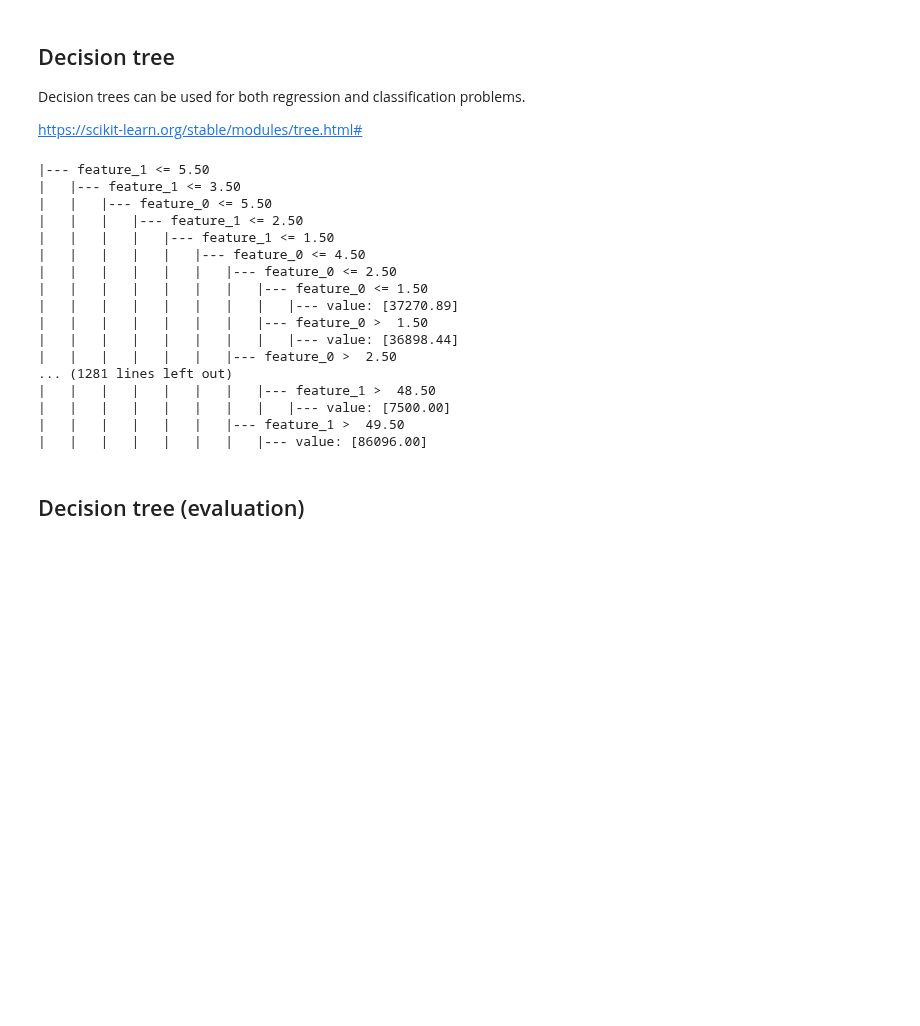
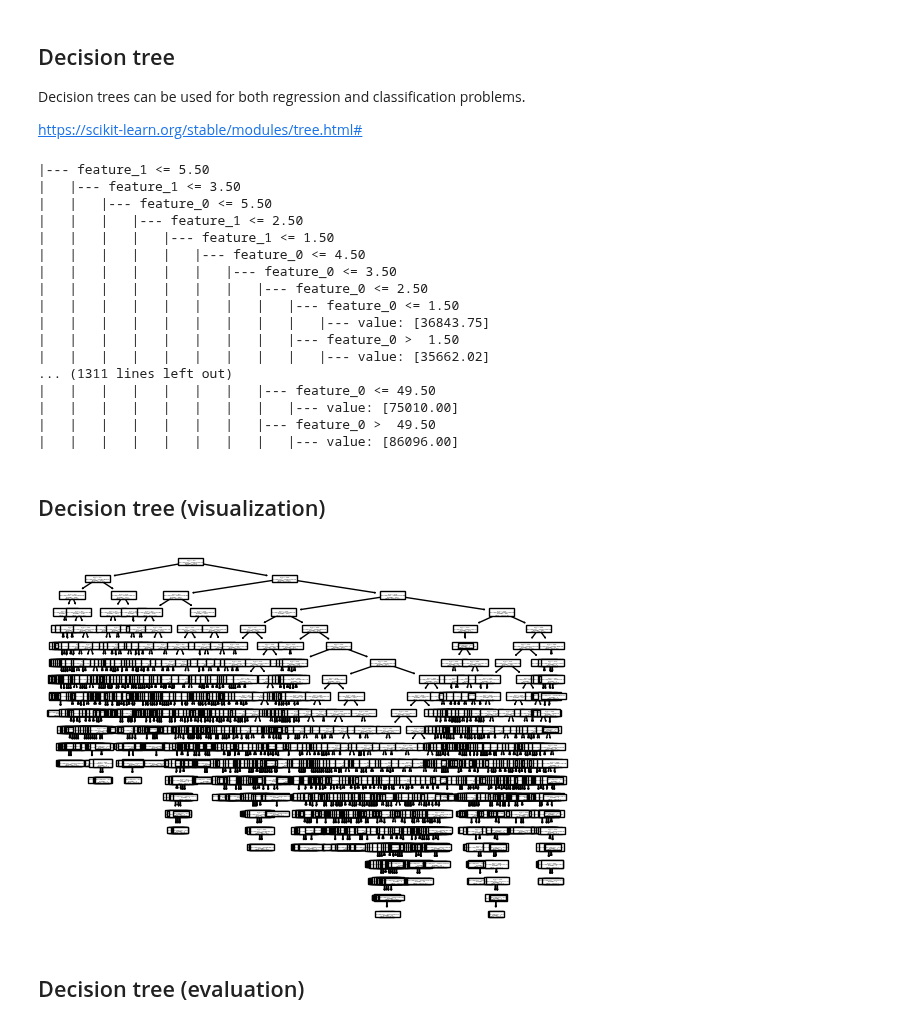
Before and after one commit to pamelafox/regression-model-azure-demo, a Jupyter notebook: notebook/explorer.ipynb, the cells around one changed output. Saved outputs shown, nothing was run; the diff lists cells and outputs as text; code cells hidden in the pictures; blank space fills up the shorter version.

Commit message:
API diagram

```diff
--- a/notebook/explorer.ipynb
+++ b/notebook/explorer.ipynb
@@ -275,14 +275,11 @@ Decision trees can be used for both regression and classification problems.
 https://scikit-learn.org/stable/modules/tree.html#
 # %%
 from sklearn.tree import DecisionTreeRegressor
-from sklearn.tree import export_text
+from sklearn.tree import export_text, plot_tree
 
 model = DecisionTreeRegressor().fit(X_train, y_train)
 
-# Visualize the model tree
-tree = export_text(model)
-print(tree)
-# TODO: graphviz trees: https://scikit-learn.org/stable/modules/generated/sklearn.tree.export_graphviz.html
+print(export_text(model))
 # %% [output]
 |--- feature_1 <= 5.50
 |   |--- feature_1 <= 3.50
@@ -290,17 +287,24 @@ print(tree)
 |   |   |   |--- feature_1 <= 2.50
 |   |   |   |   |--- feature_1 <= 1.50
 |   |   |   |   |   |--- feature_0 <= 4.50
-|   |   |   |   |   |   |--- feature_0 <= 2.50
-|   |   |   |   |   |   |   |--- feature_0 <= 1.50
-|   |   |   |   |   |   |   |   |--- value: [37270.89]
-|   |   |   |   |   |   |   |--- feature_0 >  1.50
-|   |   |   |   |   |   |   |   |--- value: [36898.44]
-|   |   |   |   |   |   |--- feature_0 >  2.50
-... (1281 lines left out)
-|   |   |   |   |   |   |   |--- feature_1 >  48.50
-|   |   |   |   |   |   |   |   |--- value: [7500.00]
-|   |   |   |   |   |   |--- feature_1 >  49.50
-|   |   |   |   |   |   |   |--- value: [86096.00]
+|   |   |   |   |   |   |--- feature_0 <= 3.50
+|   |   |   |   |   |   |   |--- feature_0 <= 2.50
+|   |   |   |   |   |   |   |   |--- feature_0 <= 1.50
+|   |   |   |   |   |   |   |   |   |--- value: [36843.75]
+|   |   |   |   |   |   |   |   |--- feature_0 >  1.50
+|   |   |   |   |   |   |   |   |   |--- value: [35662.02]
+... (1311 lines left out)
+|   |   |   |   |   |   |   |--- feature_0 <= 49.50
+|   |   |   |   |   |   |   |   |--- value: [75010.00]
+|   |   |   |   |   |   |   |--- feature_0 >  49.50
+|   |   |   |   |   |   |   |   |--- value: [86096.00]
+# %% [markdown]
+## Decision tree (visualization)
+# %%
+plot_tree(model)
+plt.show()
+# %% [output]
+[figure, added]
 # %% [markdown]
 ## Decision tree (evaluation)
 # %%
```
Also changed, not shown: parts of 12 cells of this notebook, 1 other file.
